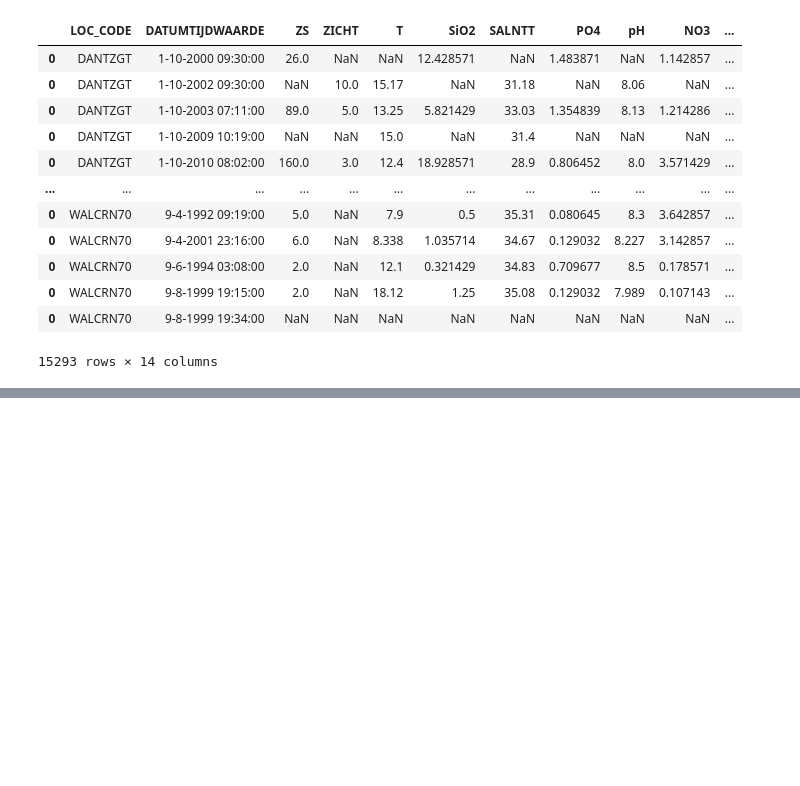
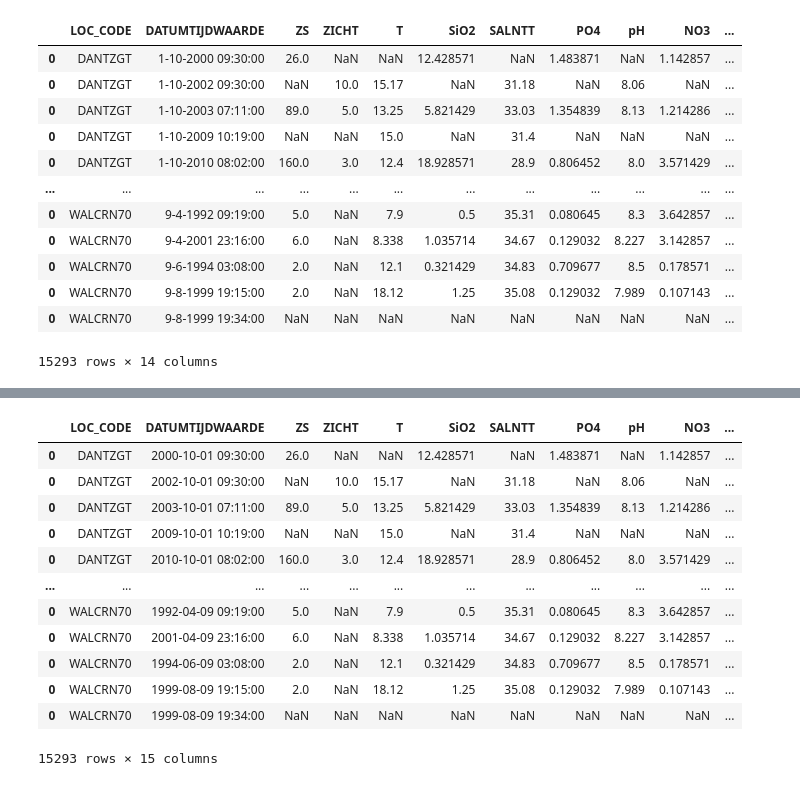
Before and after one commit to JinseiSteven/Phytoplankton-Prediction-Project, a Jupyter notebook: scripts/data_analysis_ABIO_tijdtest.ipynb, the cells around one changed output, grey strips where cells are left out. Cells and saved outputs as stored; diff of their text form; code cells hidden in the pictures; blank space fills up the shorter version.

```diff
--- a/scripts/data_analysis_ABIO_tijdtest.ipynb
+++ b/scripts/data_analysis_ABIO_tijdtest.ipynb
@@ -197,3 +159,19 @@ Name: 0, dtype: object
+# %%
+display(df)
+# %% [output]
+|  | LOC_CODE | DATUMTIJDWAARDE | ZS | ZICHT | T | SiO2 | SALNTT | PO4 | pH | NO3 | ... |
+| 0 | DANTZGT | 2000-10-01 09:30:00 | 26.0 | NaN | NaN | 12.428571 | NaN | 1.483871 | NaN | 1.142857 | ... |
+| 0 | DANTZGT | 2002-10-01 09:30:00 | NaN | 10.0 | 15.17 | NaN | 31.18 | NaN | 8.06 | NaN | ... |
+| 0 | DANTZGT | 2003-10-01 07:11:00 | 89.0 | 5.0 | 13.25 | 5.821429 | 33.03 | 1.354839 | 8.13 | 1.214286 | ... |
+| 0 | DANTZGT | 2009-10-01 10:19:00 | NaN | NaN | 15.0 | NaN | 31.4 | NaN | NaN | NaN | ... |
+| 0 | DANTZGT | 2010-10-01 08:02:00 | 160.0 | 3.0 | 12.4 | 18.928571 | 28.9 | 0.806452 | 8.0 | 3.571429 | ... |
+| ... | ... | ... | ... | ... | ... | ... | ... | ... | ... | ... | ... |
+| 0 | WALCRN70 | 1992-04-09 09:19:00 | 5.0 | NaN | 7.9 | 0.5 | 35.31 | 0.080645 | 8.3 | 3.642857 | ... |
+| 0 | WALCRN70 | 2001-04-09 23:16:00 | 6.0 | NaN | 8.338 | 1.035714 | 34.67 | 0.129032 | 8.227 | 3.142857 | ... |
+| 0 | WALCRN70 | 1994-06-09 03:08:00 | 2.0 | NaN | 12.1 | 0.321429 | 34.83 | 0.709677 | 8.5 | 0.178571 | ... |
+| 0 | WALCRN70 | 1999-08-09 19:15:00 | 2.0 | NaN | 18.12 | 1.25 | 35.08 | 0.129032 | 7.989 | 0.107143 | ... |
+| 0 | WALCRN70 | 1999-08-09 19:34:00 | NaN | NaN | NaN | NaN | NaN | NaN | NaN | NaN | ... |
+15293 rows × 15 columns
 # %%
 # filename = '../data/ABIO.xlsx'
 # sheetname = 'ABIO_COMBINED'
```
Also changed, not shown: parts of 5 cells of this notebook, 3 other files.
